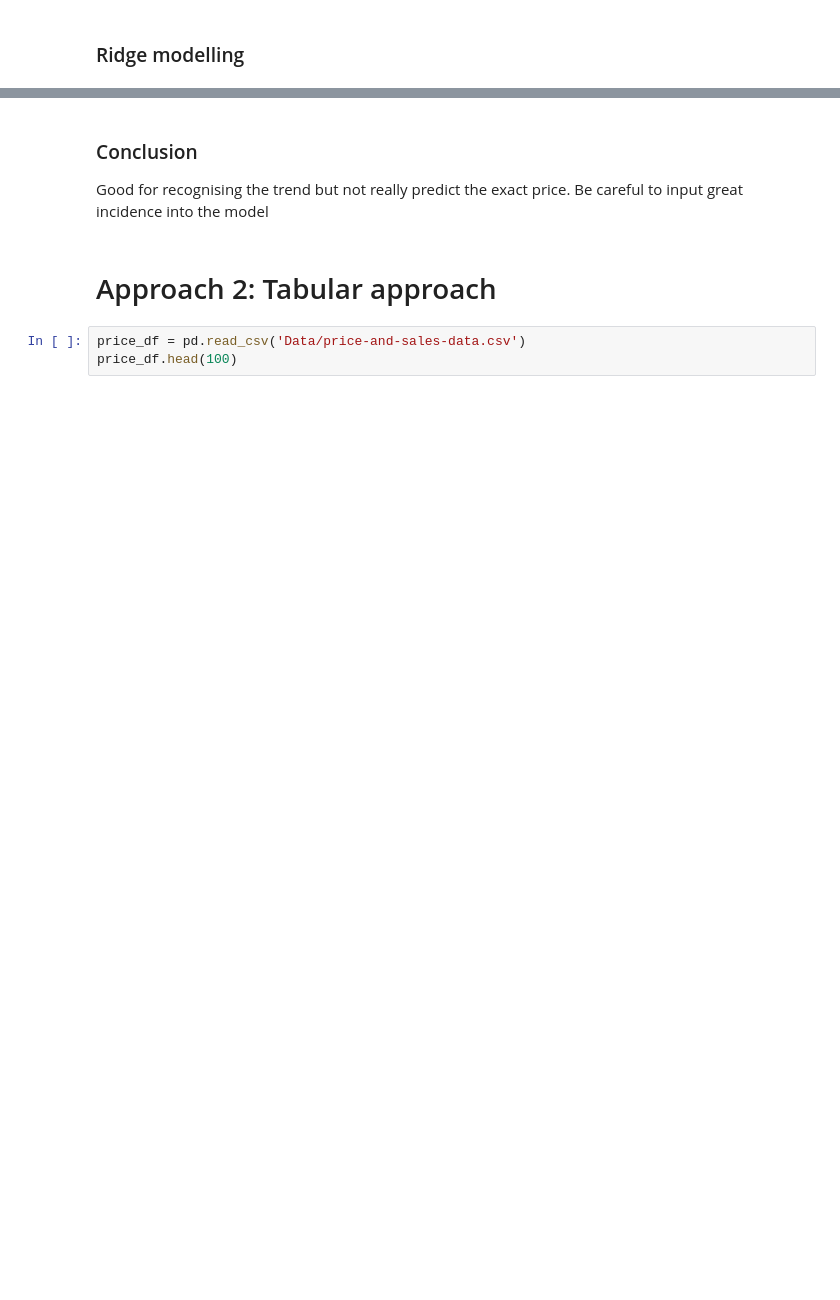
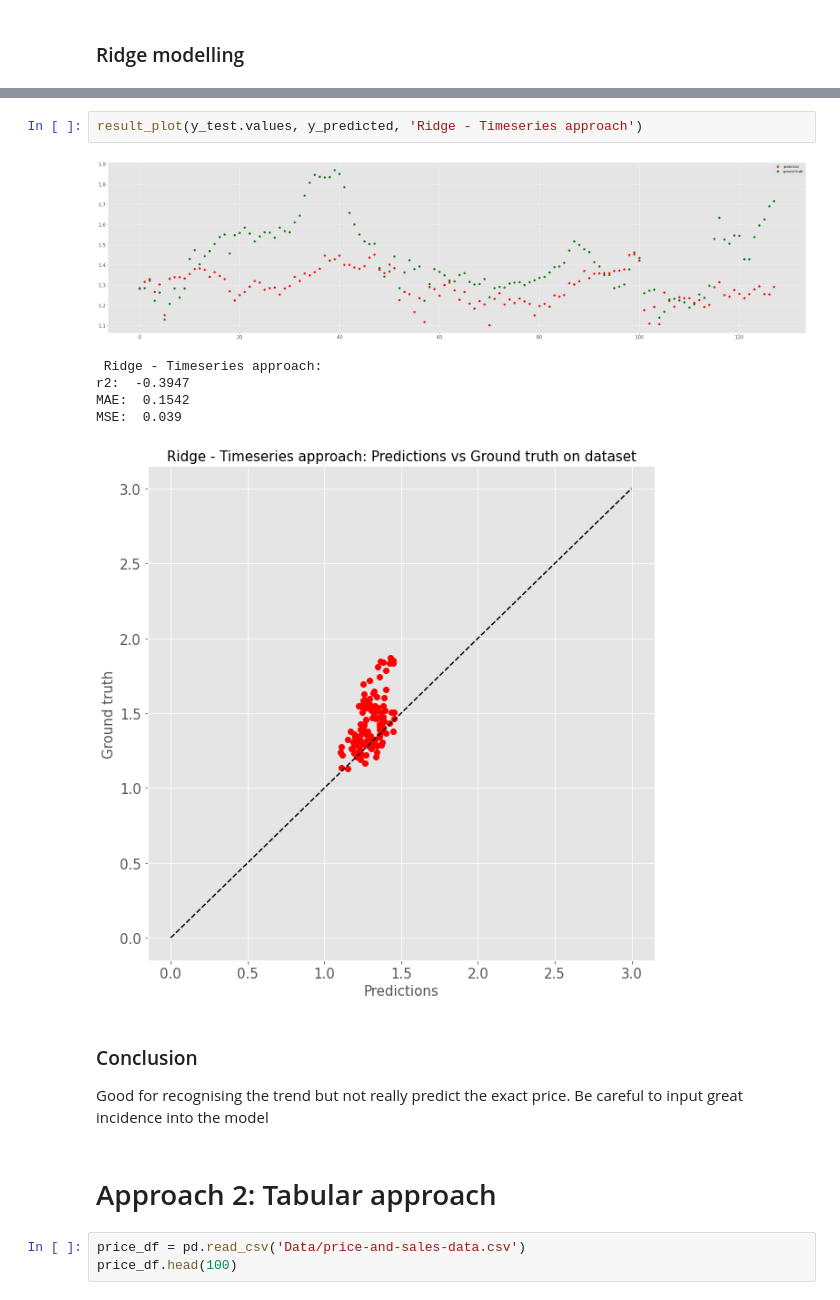
Before and after one commit to potus84/DS-ML-CASE-AVOCADO-KING-, a Jupyter notebook: Preprocessing_Modelling.ipynb, the cells around one changed output, grey strips where cells are left out. Drawn from its saved outputs; the diff is of its cells as text; blank space fills up the shorter version.

```diff
--- a/Preprocessing_Modelling.ipynb
+++ b/Preprocessing_Modelling.ipynb
@@ -343,3 +354,12 @@ plot_residual_distribution(y_predicted, y_test.values, 'Ridge model with alpha 1
+# %%
+result_plot(y_test.values, y_predicted, 'Ridge - Timeseries approach')
+# %% [output]
+[figure, added]
+ Ridge - Timeseries approach:
+r2:  -0.3947
+MAE:  0.1542
+MSE:  0.039
+[figure, added]
 # %% [markdown]
 ### Conclusion
 Good for recognising the trend but not really predict the exact price. Be careful to input great incidence into the model
```
Also changed, not shown: parts of 11 cells of this notebook.
